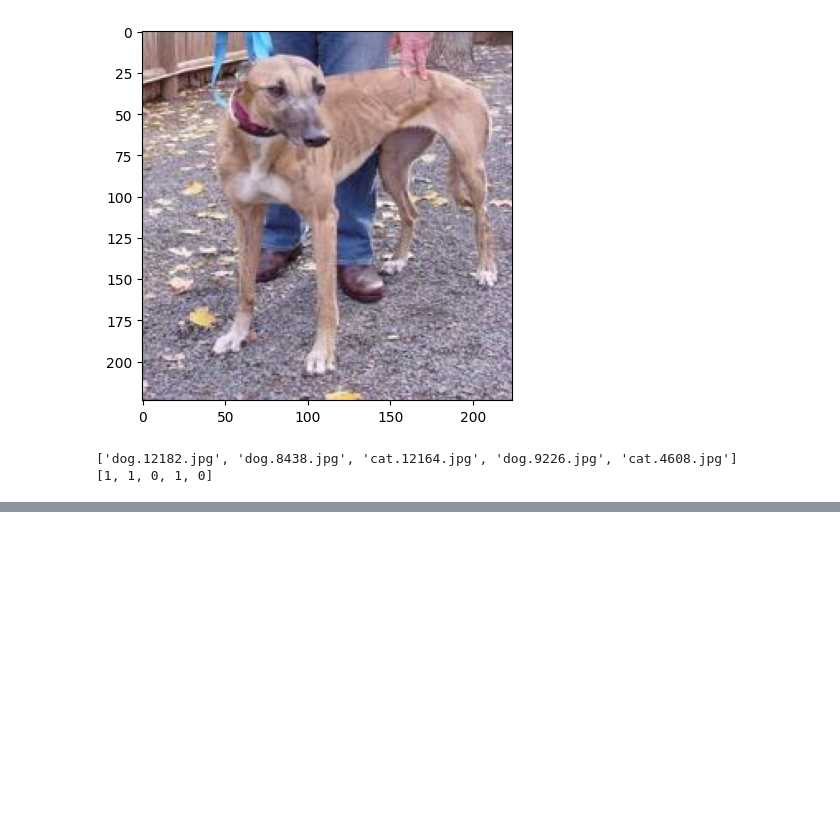
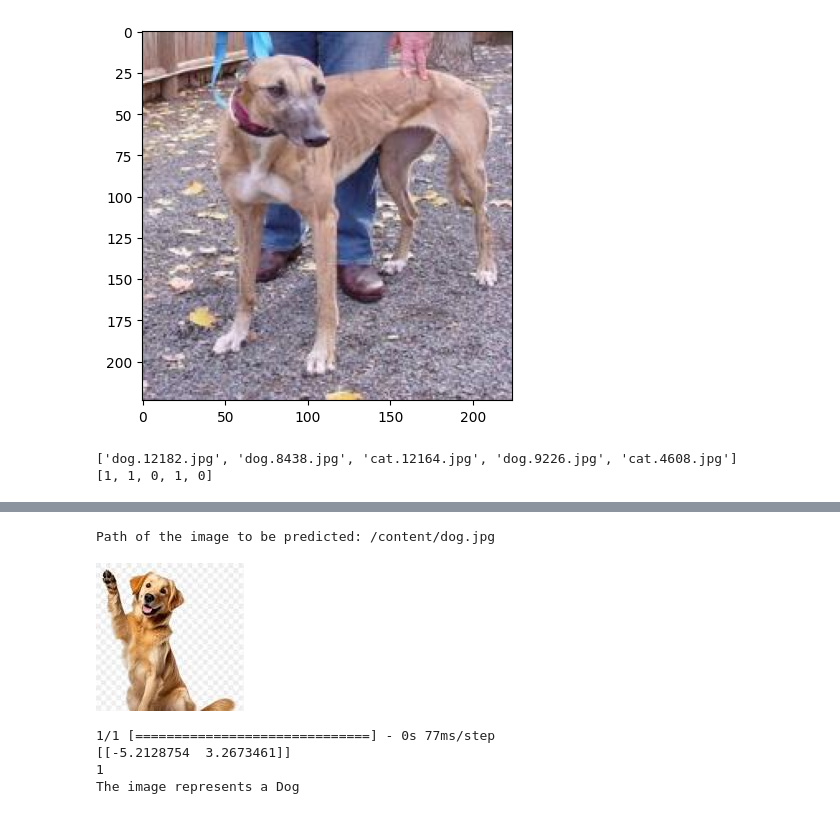
Before and after one commit to Dei-gratia/Machine-Learning-Projects, a Jupyter notebook: ML course with Python/Dog_Cat__Classification_With_Tranfer_Learning.ipynb, the cells around one changed output, grey strips where cells are left out. Saved outputs shown, nothing was run; the diff lists cells and outputs as text; code cells hidden in the pictures; blank space fills up the shorter version.

```diff
--- a/ML course with Python/Dog_Cat__Classification_With_Tranfer_Learning.ipynb
+++ b/ML course with Python/Dog_Cat__Classification_With_Tranfer_Learning.ipynb
@@ -149,0 +236,9 @@ print(labels[:5])
+# %%
+num_of_classes = 2
+
+model = tf.keras.Sequential([
+    pretrained_model,
+    tf.keras.layers.Dense(num_of_classes)
+])
+
+model.summary()
@@ -149,0 +259,10 @@ print(labels[:5])
+# %%
+#compile the model
+model.compile(
+    optimizer = 'adam',
+    loss = tf.keras.losses.SparseCategoricalCrossentropy(from_logits=True),
+    metrics = ['acc']
+)
+
+# train the model
+model.fit(X_train, y_train, epochs=5)
@@ -149,0 +289,36 @@ print(labels[:5])
+# %%
+def predict():
+  input_image_path = input('Path of the image to be predicted: ')
+
+  input_image = cv2.imread(input_image_path)
+
+  cv2_imshow(input_image)
+
+  input_image_resize = cv2.resize(input_image, (224,224))
+
+  input_image_scaled = input_image_resize/255
+
+  image_reshaped = np.reshape(input_image_scaled, [1,224,224,3])
+
+  input_prediction = model.predict(image_reshaped)
+
+  print(input_prediction)
+
+  input_pred_label = np.argmax(input_prediction)
+
+  print(input_pred_label)
+
+  if input_pred_label == 0:
+    print('The image represents a Cat')
+
+  else:
+    print('The image represents a Dog')
+
+predict()
+# %% [output]
+Path of the image to be predicted: /content/dog.jpg
+[figure, added]
+1/1 [==============================] - 0s 77ms/step
+[[-5.2128754  3.2673461]]
+1
+The image represents a Dog
```
Also changed, not shown: parts of 13 cells of this notebook.
